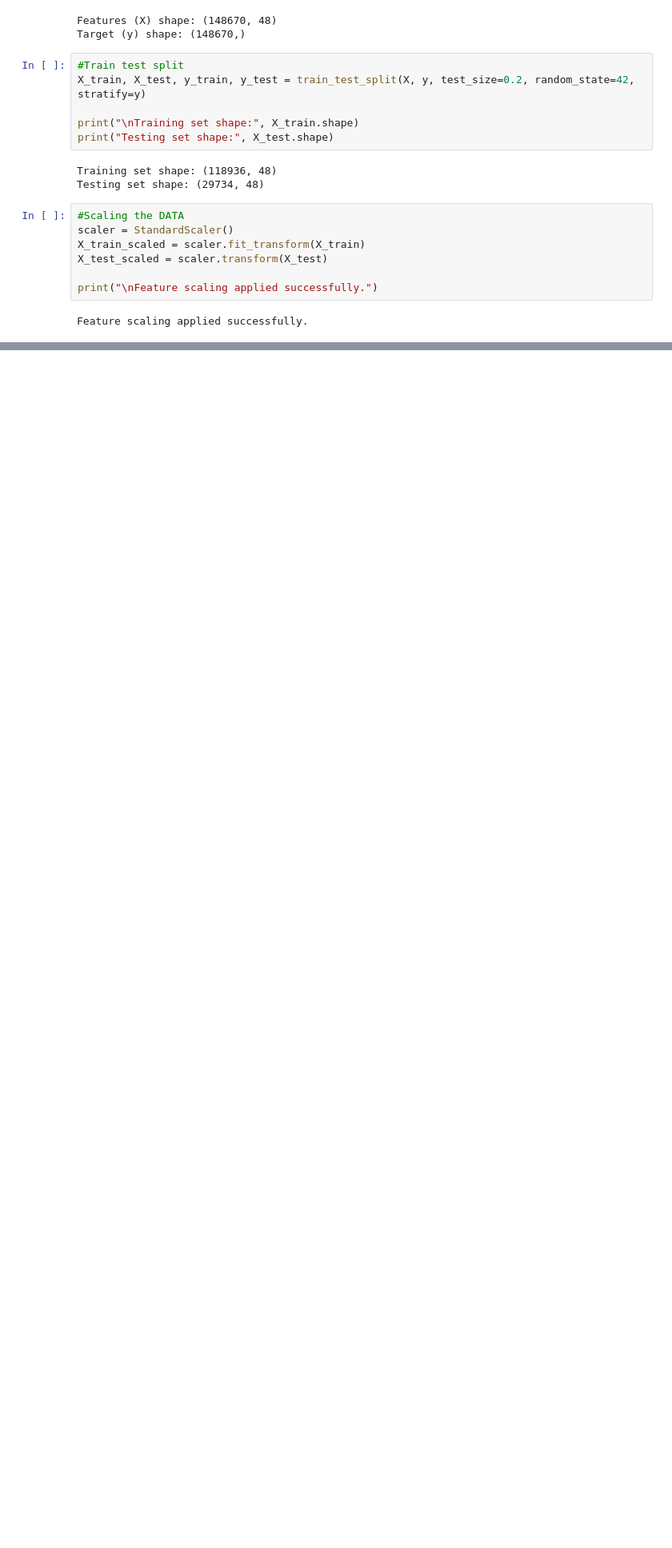
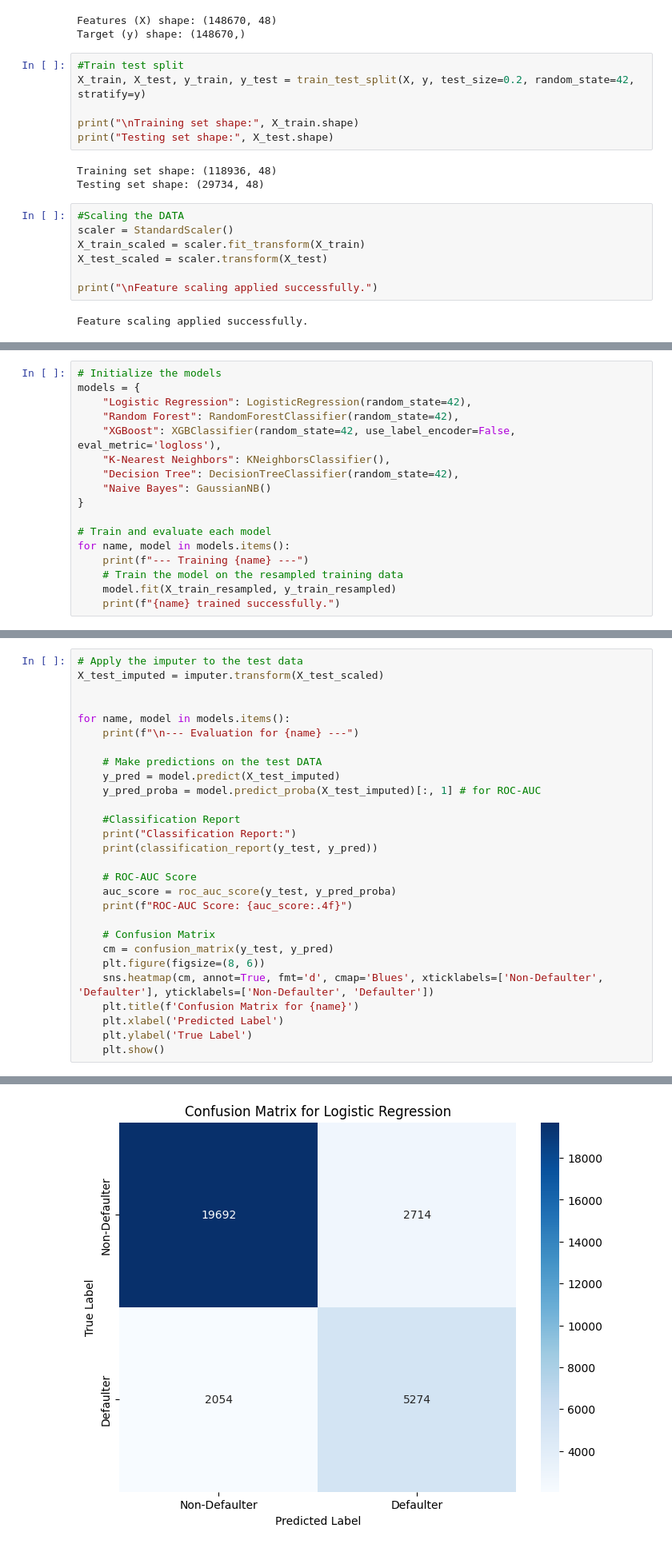
Before and after one commit to Jyothirmayee236/CreditPathAI, a Jupyter notebook: notebooks/main.ipynb, the cells around one changed output, grey strips where cells are left out. Shown: that part at 80% size. Saved outputs shown, nothing was run; the diff lists cells and outputs as text; blank space fills up the shorter version.

Commit message:
Updated main.ipynb - imported and trained the classification models and evaluated every model at the end

```diff
--- a/notebooks/main.ipynb
+++ b/notebooks/main.ipynb
@@ -336,0 +373,17 @@ Feature scaling applied successfully.
+# %%
+# Initialize the models
+models = {
+    "Logistic Regression": LogisticRegression(random_state=42),
+    "Random Forest": RandomForestClassifier(random_state=42),
+    "XGBoost": XGBClassifier(random_state=42, use_label_encoder=False, eval_metric='logloss'),
+    "K-Nearest Neighbors": KNeighborsClassifier(),
+    "Decision Tree": DecisionTreeClassifier(random_state=42),
+    "Naive Bayes": GaussianNB()
+}
+
+# Train and evaluate each model
+for name, model in models.items():
+    print(f"--- Training {name} ---")
+    # Train the model on the resampled training data
+    model.fit(X_train_resampled, y_train_resampled)
+    print(f"{name} trained successfully.")
@@ -336,0 +408,29 @@ Feature scaling applied successfully.
+# %%
+# Apply the imputer to the test data
+X_test_imputed = imputer.transform(X_test_scaled)
+
+
+for name, model in models.items():
+    print(f"\n--- Evaluation for {name} ---")
+
+    # Make predictions on the test DATA
+    y_pred = model.predict(X_test_imputed)
+    y_pred_proba = model.predict_proba(X_test_imputed)[:, 1] # for ROC-AUC
+
+    #Classification Report
+    print("Classification Report:")
+    print(classification_report(y_test, y_pred))
+
+    # ROC-AUC Score
+    auc_score = roc_auc_score(y_test, y_pred_proba)
+    print(f"ROC-AUC Score: {auc_score:.4f}")
+
+    # Confusion Matrix
+    cm = confusion_matrix(y_test, y_pred)
+    plt.figure(figsize=(8, 6))
+    sns.heatmap(cm, annot=True, fmt='d', cmap='Blues', xticklabels=['Non-Defaulter', 'Defaulter'], yticklabels=['Non-Defaulter', 'Defaulter'])
+    plt.title(f'Confusion Matrix for {name}')
+    plt.xlabel('Predicted Label')
+    plt.ylabel('True Label')
+    plt.show()
+# %% [output]
@@ -336,0 +449 @@ Feature scaling applied successfully.
+[figure, added]
```
Also changed, not shown: parts of 6 cells of this notebook.
